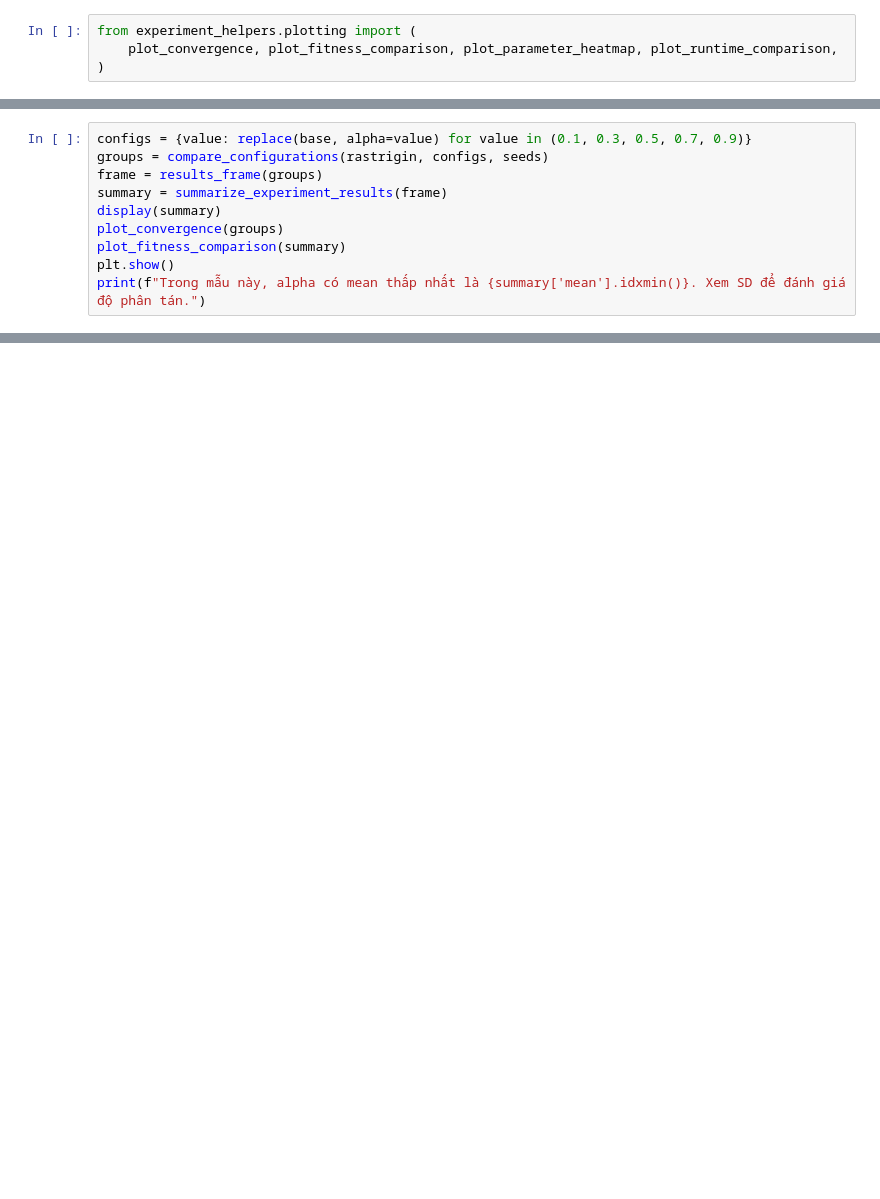
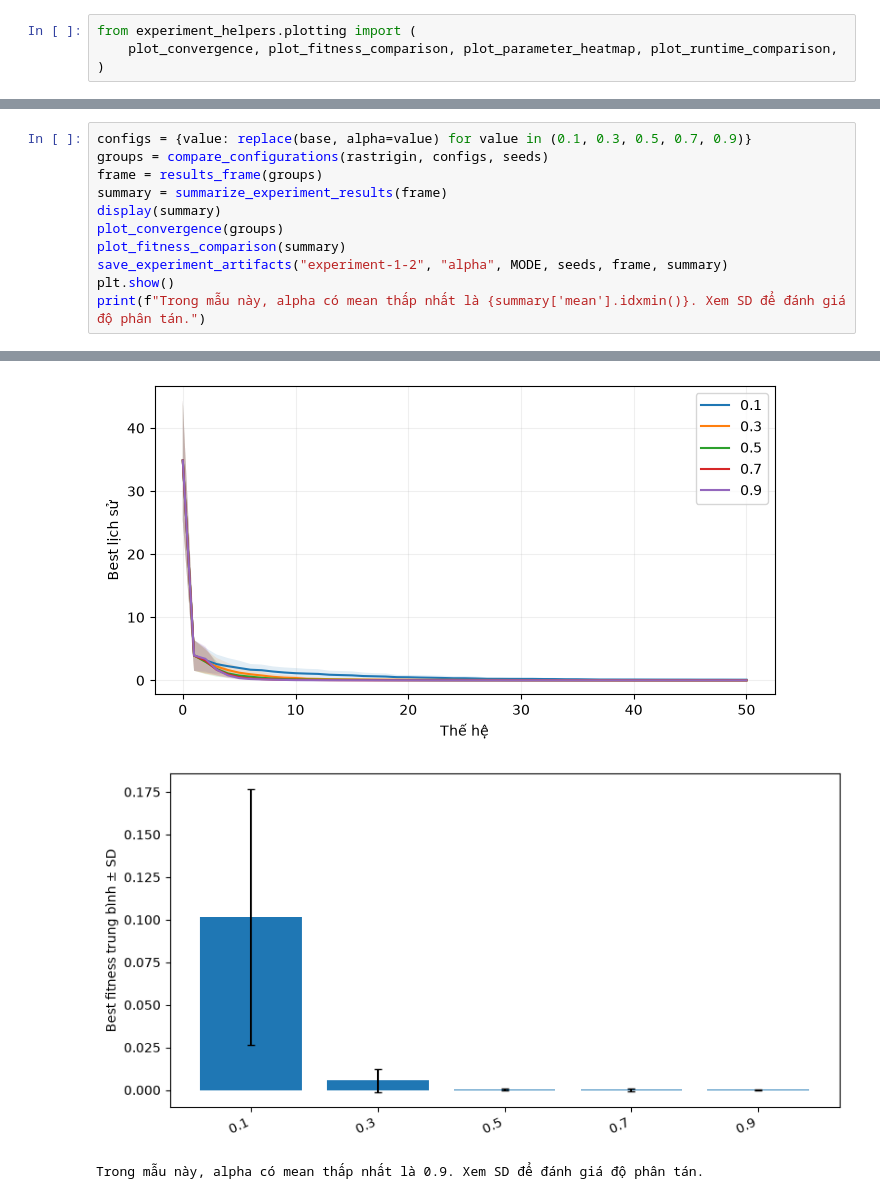
Before and after one commit to datweb07/Elephant-Herding-Optimization-Seminar, a Jupyter notebook: Experiment/Experiment 1-2.ipynb, the cells around one changed output, grey strips where cells are left out. Drawn from its saved outputs; the diff is of its cells as text; blank space fills up the shorter version.

```diff
--- a/Experiment/Experiment 1-2.ipynb
+++ b/Experiment/Experiment 1-2.ipynb
@@ -41,5 +49,7 @@ summary = summarize_experiment_results(frame)
 display(summary)
 plot_convergence(groups)
 plot_fitness_comparison(summary)
+save_experiment_artifacts("experiment-1-2", "alpha", MODE, seeds, frame, summary)
 plt.show()
 print(f"Trong mẫu này, alpha có mean thấp nhất là {summary['mean'].idxmin()}. Xem SD để đánh giá độ phân tán.")
+# %% [output]
@@ -46,3 +63,6 @@ print(f"Trong mẫu này, alpha có mean thấp nhất là {summary['mean'].idxm
+[figure, added]
+[figure, added]
+Trong mẫu này, alpha có mean thấp nhất là 0.9. Xem SD để đánh giá độ phân tán.
 # %% [markdown]
 ## 2. Beta
 
```
Also changed, not shown: parts of 17 cells of this notebook, 25 other files.
